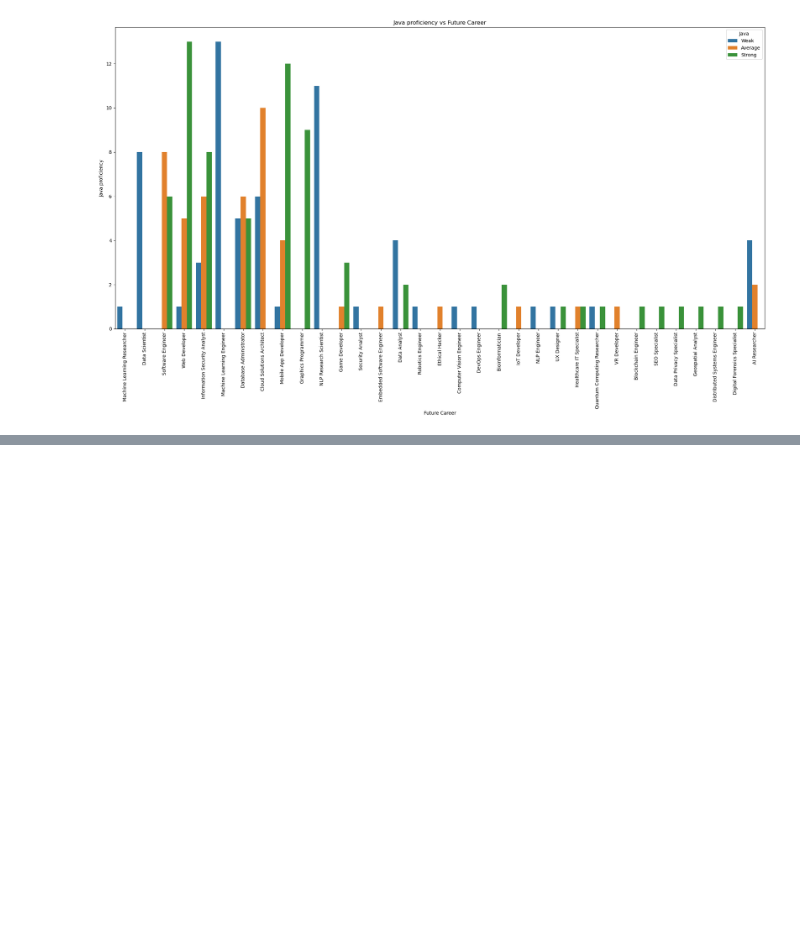
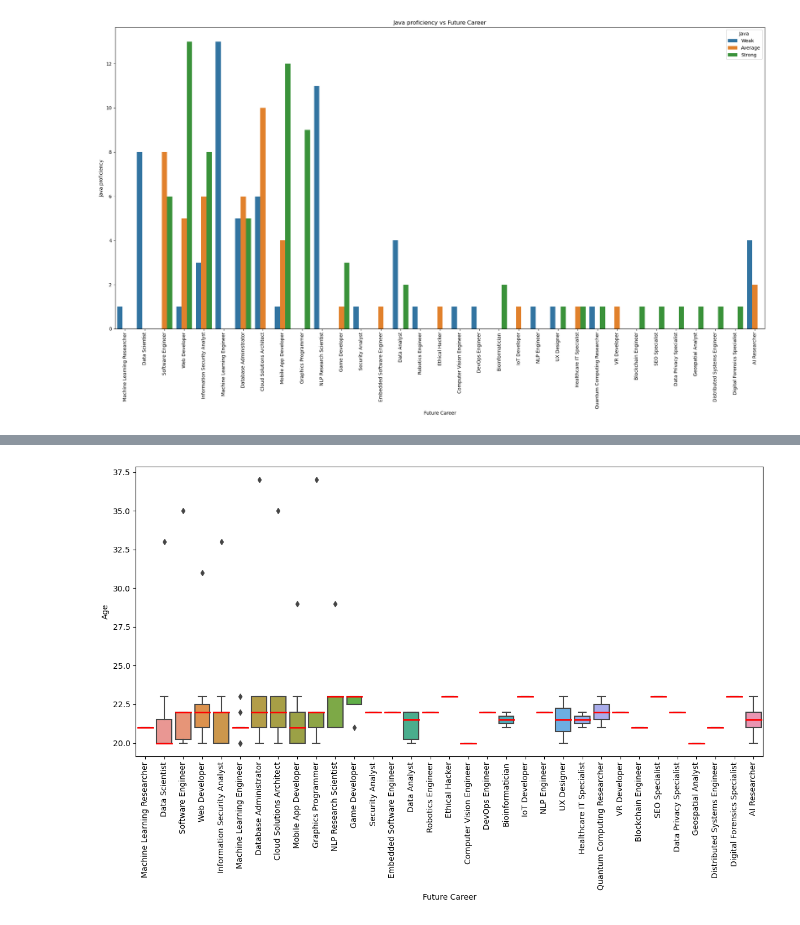
Before and after one commit to pegasus991/career-counsellor-ml, a Jupyter notebook: notebooks/EDA.ipynb, the cells around one changed output, grey strips where cells are left out. Cells and saved outputs as stored; diff of their text form; code cells hidden in the pictures; blank space fills up the shorter version.

```diff
--- a/notebooks/EDA.ipynb
+++ b/notebooks/EDA.ipynb
@@ -308,0 +308,10 @@ Name: count, dtype: int64
+# %%
+plt.figure(figsize=(12,8))
+sns.boxplot(x='Future Career', y='Age', data=df, medianprops=dict(color='red', linewidth=2))
+plt.xlabel('Future Career')
+plt.ylabel('Age')
+plt.xticks(rotation=90)
+plt.tight_layout()
+plt.show()
+# %% [output]
+[figure, added]
```
Also changed, not shown: parts of 6 cells of this notebook.
